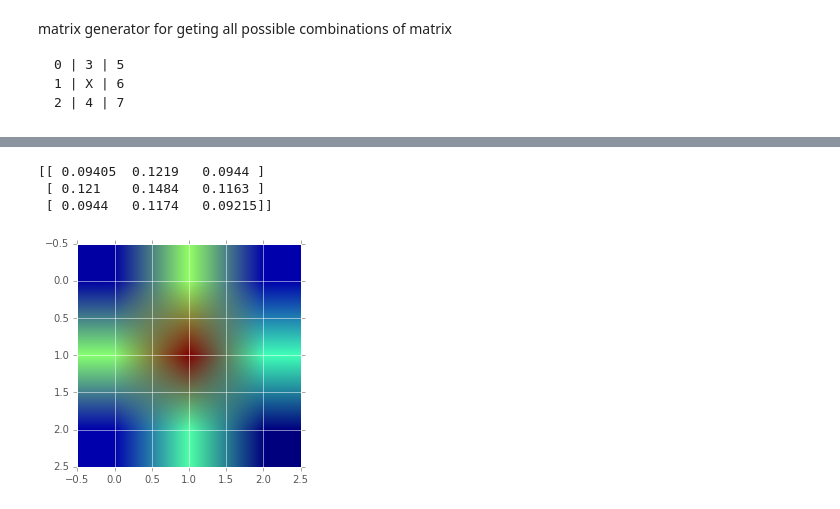
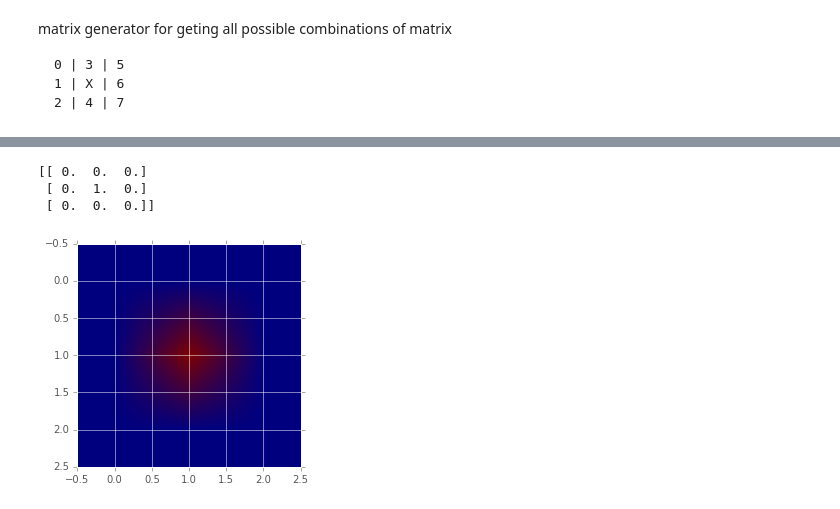
Before and after one commit to sanchestm/gm-mosquito-sim, a Jupyter notebook: testing other features/randomwalk2d.ipynb, the cells around one changed output, grey strips where cells are left out. Saved outputs shown, nothing was run; the diff lists cells and outputs as text; code cells hidden in the pictures.

Commit message:
add image function on the paper model

```diff
--- a/testing other features/randomwalk2d.ipynb
+++ b/testing other features/randomwalk2d.ipynb
@@ -39,7 +44,7 @@ def findquadrant(point,size):
 # %%
 def randomWalk(points, nonacessquadrants, size):
     tempo = 0
-    dt = 2
+    dt = 1
     while tempo < 60*24:#while check_howmany(points) < 0.05:
         for i in points:
             a = uniform(0, 2*pi)
@@ -101,20 +106,27 @@ matrix generator for geting all possible combinations of matrix
 # %%
 %%time
 allmatrices = list(product(*(repeat((0, 1), 8))))
-len(allmatrices)
+print(len(allmatrices))
 dictionary_matrix_to_num = {}
 dict_num_to_weights = {}
+nowalls = gridify(randomWalk(newpoints(npoints), [], size), size)
+avgcorner = (nowalls[0,0]+nowalls[2,2]+nowalls[2,0]+nowalls[0,2])/4
+avgwall = (nowalls[1,0]+nowalls[0,1]+nowalls[2,1]+nowalls[1,2])/4
+nowalls[0,0], nowalls[2,2], nowalls[2,0], nowalls[0,2] = [avgcorner for i in range(4)]
+nowalls[1,0], nowalls[0,1], nowalls[2,1], nowalls[1,2] = [avgwall   for i in range(4)]
+print(nowalls)
 for index, case in enumerate(allmatrices):
     dictionary_matrix_to_num[case] = index
-    somelist = []
-    if case[0] == 1: somelist += [[0,0]]
-    if case[1] == 1: somelist += [[1,0]]
-    if case[2] == 1: somelist += [[2,0]]
-    if case[3] == 1: somelist += [[0,1]]
-    if case[4] == 1: somelist += [[2,1]]
-    if case[5] == 1: somelist += [[0,2]]
-    if case[6] == 1: somelist += [[1,2]]
-    if case[7] == 1: somelist += [[2,2]]
-    if index%5 == 0: print(index, case, somelist)
-    dict_num_to_weights[index] = gridify(randomWalk(newpoints(npoints), somelist, size), size)
+    multiplier = np.ones((3,3))
+    if case[0] == 1: multiplier[0,0] = 0
+    if case[1] == 1: multiplier[1,0] = 0
+    if case[2] == 1: multiplier[2,0] = 0
+    if case[3] == 1: multiplier[0,1] = 0
+    if case[4] == 1: multiplier[2,1] = 0
+    if case[5] == 1: multiplier[0,2] = 0
+    if case[6] == 1: multiplier[1,2] = 0
+    if case[7] == 1: multiplier[2,2] = 0
+    print(multiplier)
+    if index%10 == 0: print(index, case); print(multiplier)
+    dict_num_to_weights[index] = nowalls*multiplier/(nowalls*multiplier).sum()
 # %% [output]
@@ -138,13 +150,13 @@ Wall time: 12h 18min 2s
 # %%
-a = dict_num_to_weights[0]
+a = dict_num_to_weights[255]
 print(a)
-plt.imshow(dict_num_to_weights[0])
+plt.imshow(dict_num_to_weights[255])
 plt.show()
 # %% [output]
-[[ 0.09405  0.1219   0.0944 ]
- [ 0.121    0.1484   0.1163 ]
- [ 0.0944   0.1174   0.09215]]
+[[ 0.  0.  0.]
+ [ 0.  1.  0.]
+ [ 0.  0.  0.]]
-[figure, old version]
+[figure, new version]
 # %%
 import pickle as pkl
 MyDicts = [dictionary_matrix_to_num, dict_num_to_weights]
```
Also changed, not shown: parts of 4 cells of this notebook, 1 other file.
